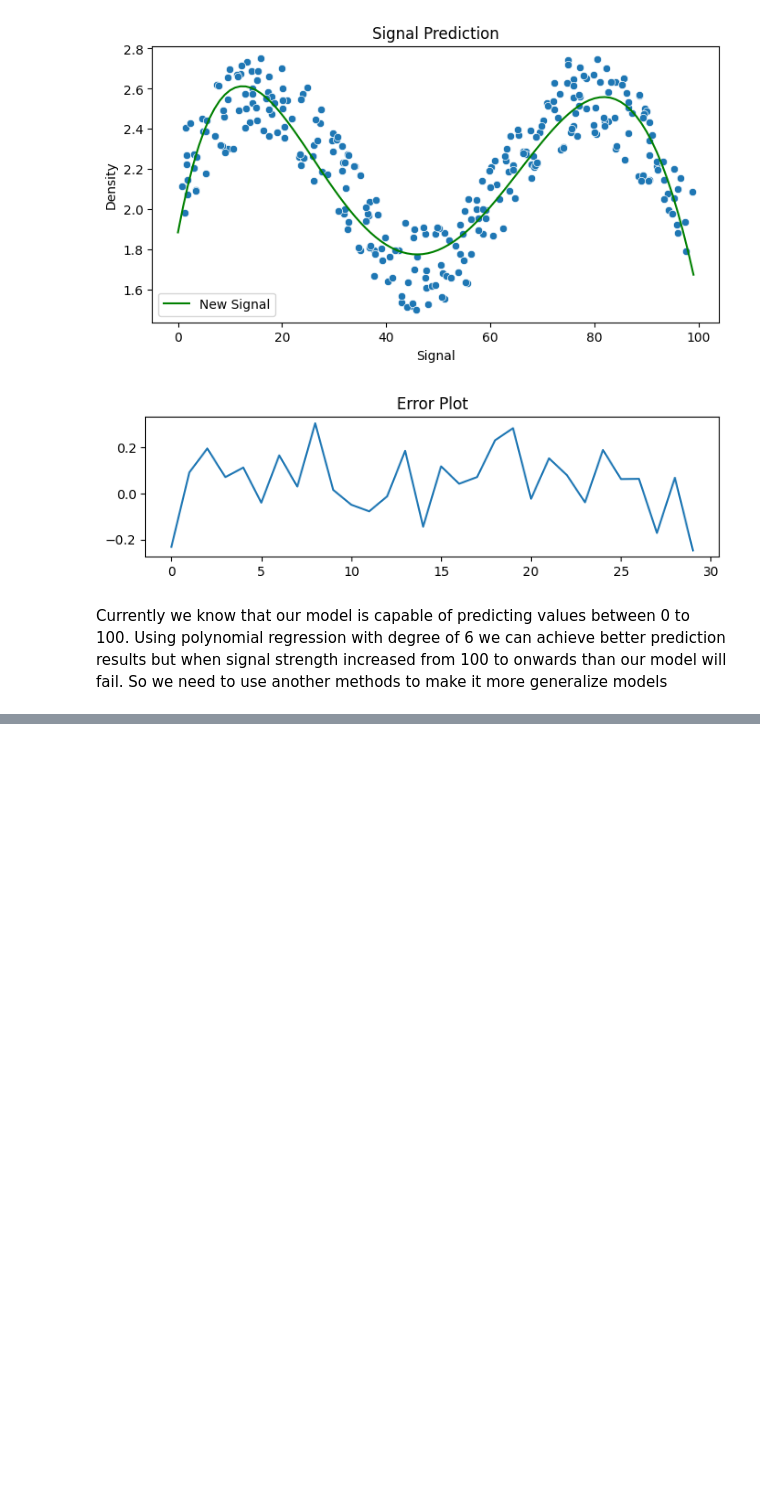
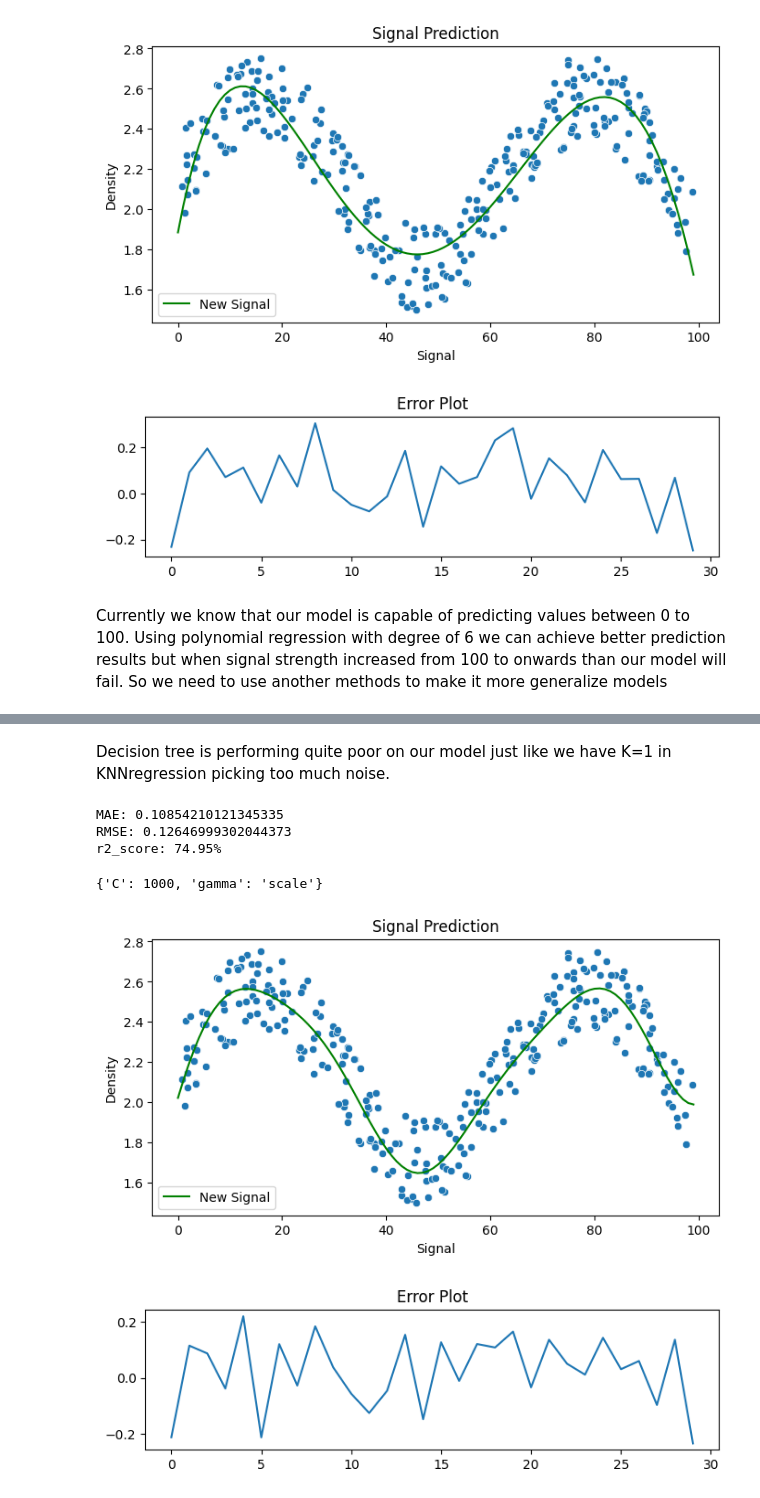
Before and after one commit to MoizAhmed2517/Regression_Projects, a Jupyter notebook: X_ray_signal_to_determine_rock_density.ipynb, the cells around one changed output, grey strips where cells are left out. Drawn from its saved outputs; the diff is of its cells as text; code cells hidden in the pictures; blank space fills up the shorter version.

```diff
--- a/X_ray_signal_to_determine_rock_density.ipynb
+++ b/X_ray_signal_to_determine_rock_density.ipynb
@@ -209,0 +259,18 @@ Currently we know that our model is capable of predicting values between 0 to 10
+# %% [markdown]
+Decision tree is performing quite poor on our model just like we have K=1 in KNNregression picking too much noise.
+# %%
+#Support vector needs C value and Gamma Values so setting up Grid Search for getting results with SVR
+C = [0.01, 0.1, 1, 5, 10, 1000]
+gamma = ['auto', 'scale']
+param_grid = {'C': C, 'gamma': gamma}
+svr = SVR()
+GSCV = GridSearchCV(svr, param_grid)
+run_model(GSCV,X_train,y_train,X_test,y_test)
+GSCV.best_params_
+# %% [output]
+MAE: 0.10854210121345335
+RMSE: 0.12646999302044373
+r2_score: 74.95%
+{'C': 1000, 'gamma': 'scale'}
+[figure, added]
+[figure, added]
```
Also changed, not shown: parts of 12 cells of this notebook.
